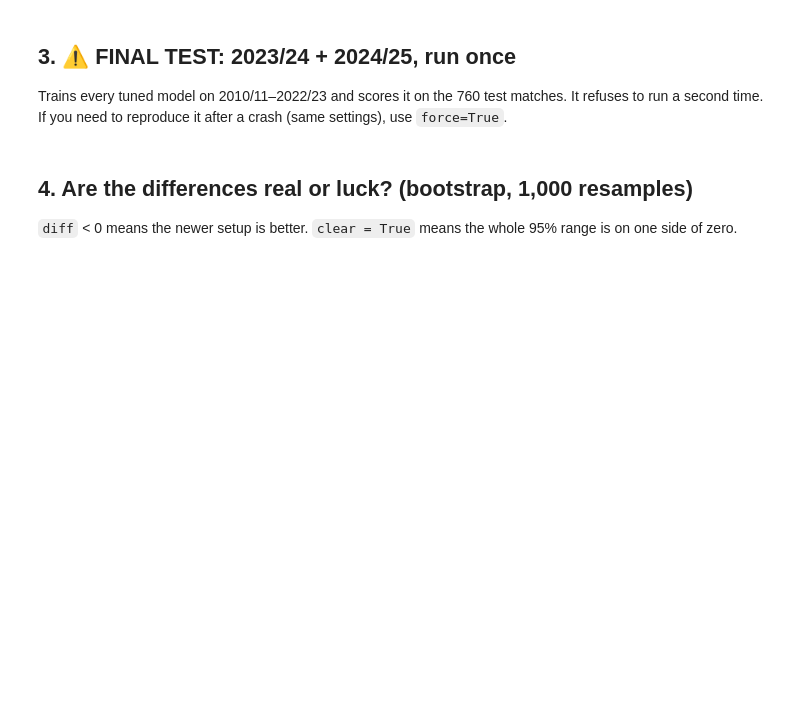
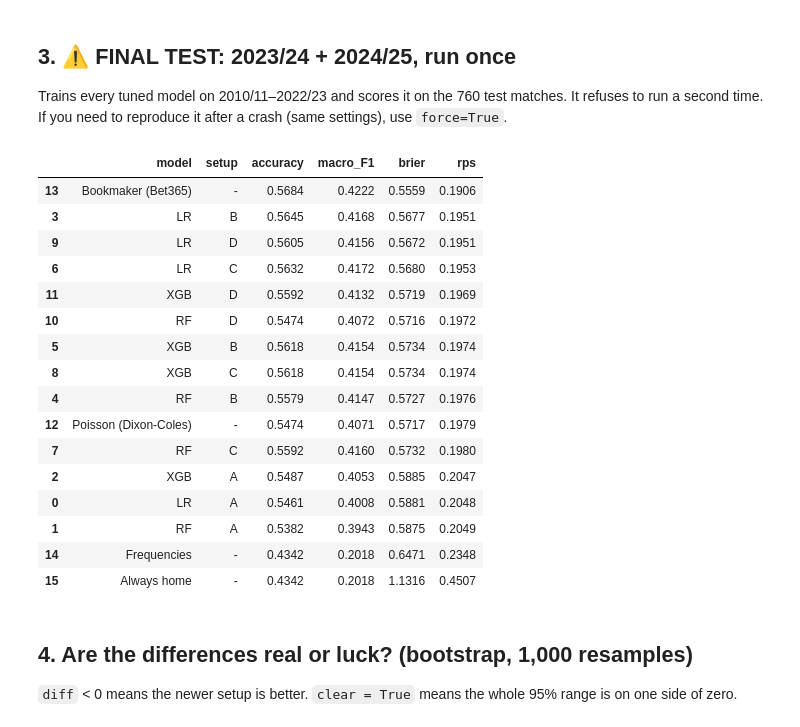
Before and after one commit to mashhmel/FootballPrediction, a Jupyter notebook: notebooks/02_final_experiment.ipynb, the cells around one changed output. Saved outputs shown, nothing was run; the diff lists cells and outputs as text; code cells hidden in the pictures; blank space fills up the shorter version.

Commit message:
Final test, bootstrap, figures, app model

```diff
--- a/notebooks/02_final_experiment.ipynb
+++ b/notebooks/02_final_experiment.ipynb
@@ -62,8 +153,26 @@ tuned[["model", "setup", "params", "accuracy", "rps"]]
 Trains every tuned model on 2010/11–2022/23 and scores it on the 760 test matches. It refuses to run a second time. If you need to reproduce it after a crash (same settings), use `force=True`.
 # %%
 from src.models import run_final_test
-final = run_final_test(f, tuned, SETUPS)
+final = run_final_test(f, tuned, SETUPS, force=True)
 final.sort_values("rps")[["model", "setup", "accuracy", "macro_F1", "brier", "rps"]]
+# %% [output]
+|  | model | setup | accuracy | macro_F1 | brier | rps |
+| 13 | Bookmaker (Bet365) | - | 0.5684 | 0.4222 | 0.5559 | 0.1906 |
+| 3 | LR | B | 0.5645 | 0.4168 | 0.5677 | 0.1951 |
+| 9 | LR | D | 0.5605 | 0.4156 | 0.5672 | 0.1951 |
+| 6 | LR | C | 0.5632 | 0.4172 | 0.5680 | 0.1953 |
+| 11 | XGB | D | 0.5592 | 0.4132 | 0.5719 | 0.1969 |
+| 10 | RF | D | 0.5474 | 0.4072 | 0.5716 | 0.1972 |
+| 5 | XGB | B | 0.5618 | 0.4154 | 0.5734 | 0.1974 |
+| 8 | XGB | C | 0.5618 | 0.4154 | 0.5734 | 0.1974 |
+| 4 | RF | B | 0.5579 | 0.4147 | 0.5727 | 0.1976 |
+| 12 | Poisson (Dixon-Coles) | - | 0.5474 | 0.4071 | 0.5717 | 0.1979 |
+| 7 | RF | C | 0.5592 | 0.4160 | 0.5732 | 0.1980 |
+| 2 | XGB | A | 0.5487 | 0.4053 | 0.5885 | 0.2047 |
+| 0 | LR | A | 0.5461 | 0.4008 | 0.5881 | 0.2048 |
+| 1 | RF | A | 0.5382 | 0.3943 | 0.5875 | 0.2049 |
+| 14 | Frequencies | - | 0.4342 | 0.2018 | 0.6471 | 0.2348 |
+| 15 | Always home | - | 0.4342 | 0.2018 | 1.1316 | 0.4507 |
 # %% [markdown]
 ## 4. Are the differences real or luck? (bootstrap, 1,000 resamples)
 `diff` < 0 means the newer setup is better. `clear = True` means the whole 95% range is on one side of zero.
```
Also changed, not shown: parts of 11 cells of this notebook, 13 other files.
